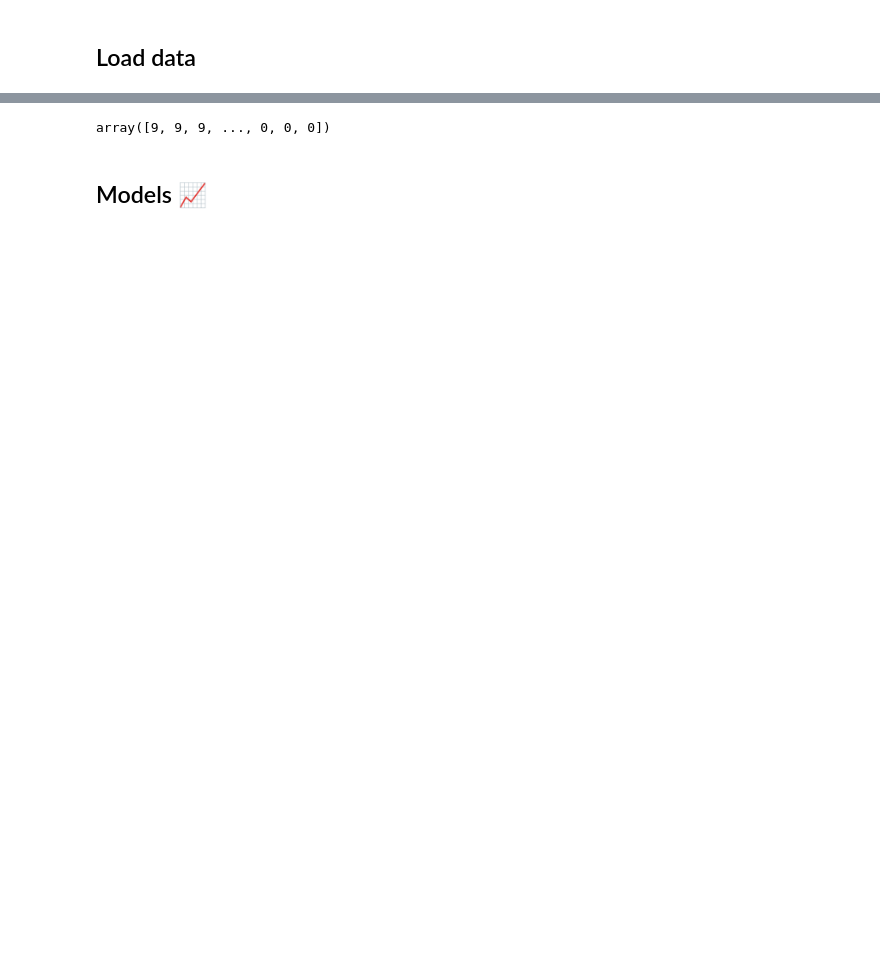
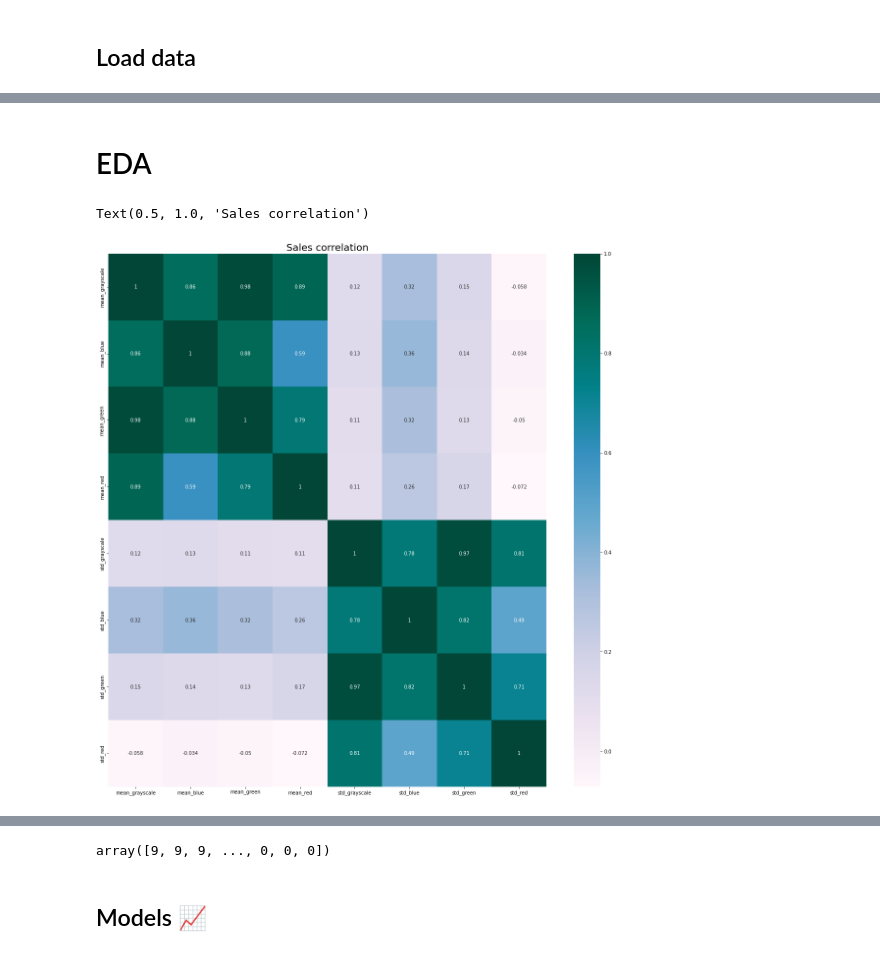
Before and after one commit to alejomaar/machine-learning, a Jupyter notebook: clasification/Google Art and Culture/notebooks/classification.ipynb, the cells around one changed output, grey strips where cells are left out. Saved outputs shown, nothing was run; the diff lists cells and outputs as text; code cells hidden in the pictures; blank space fills up the shorter version.

```diff
--- a/clasification/Google Art and Culture/notebooks/classification.ipynb
+++ b/clasification/Google Art and Culture/notebooks/classification.ipynb
@@ -62,0 +78,9 @@ X = df[['mean_grayscale','mean_blue','mean_green','mean_red','std_grayscale','st
+# %% [markdown]
+# EDA
+# %%
+plt.figure(figsize=(20,20))
+hm=sns.heatmap(X.corr(),cmap="PuBuGn",annot=True)
+hm.set_title('Sales correlation', fontdict={'fontsize':20})
+# %% [output]
+Text(0.5, 1.0, 'Sales correlation')
+[figure, added]
```
Also changed, not shown: parts of 16 cells of this notebook.
